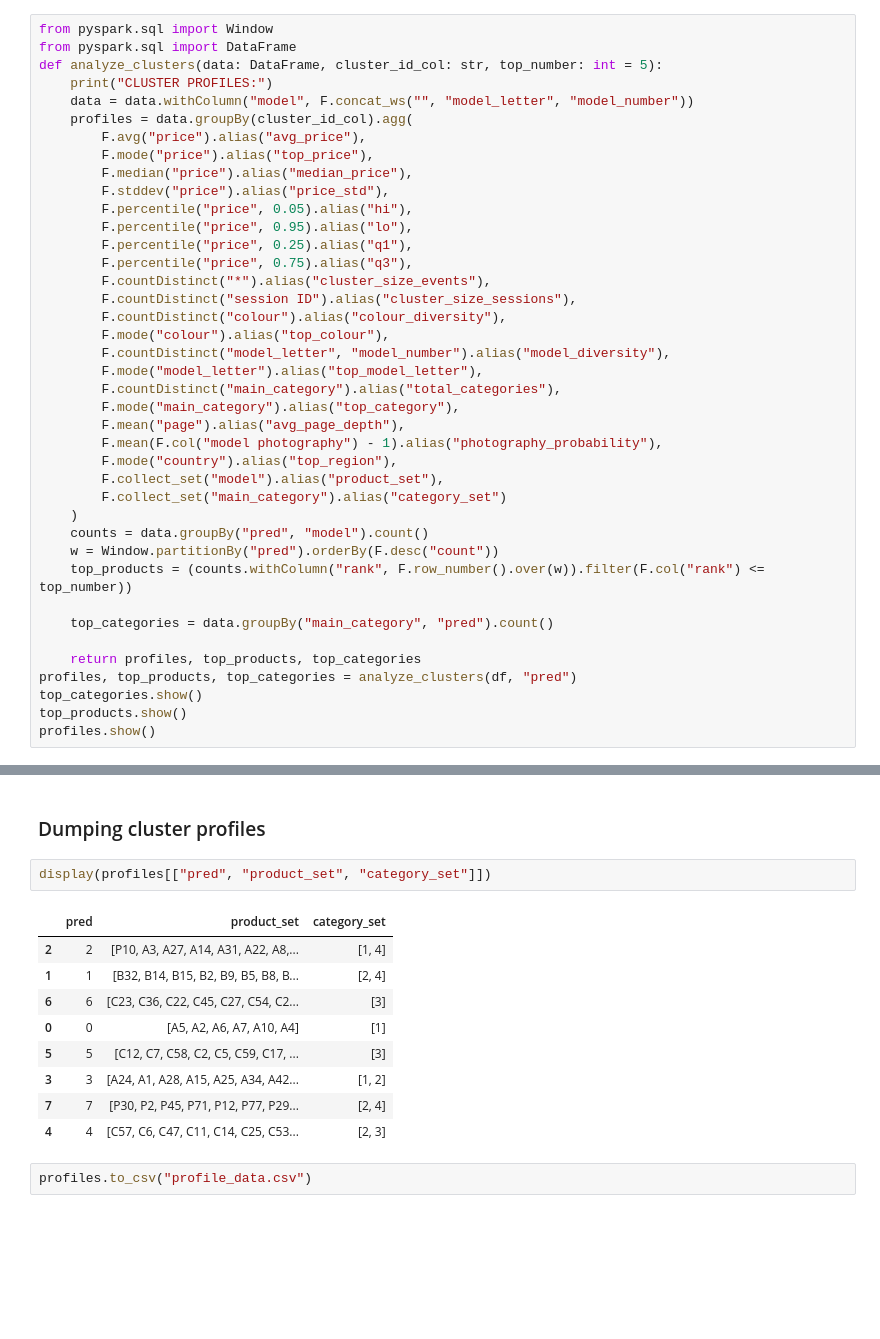
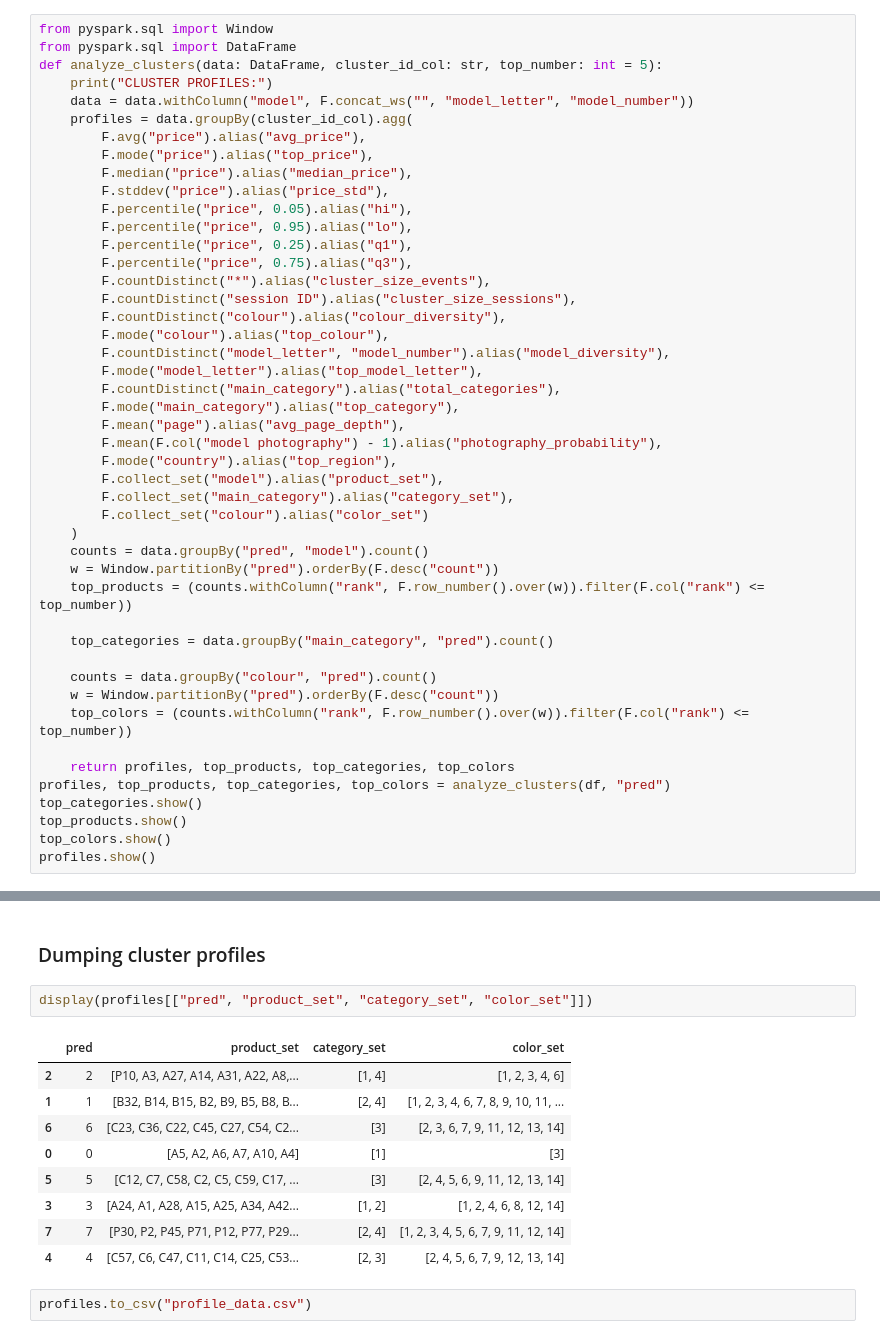
Before and after one commit to namvdo/bdpa-clickflow, a Jupyter notebook: ml/cluster_analysis.ipynb, the cells around one changed output, grey strips where cells are left out. Cells and saved outputs as stored; diff of their text form; blank space fills up the shorter version.

```diff
--- a/ml/cluster_analysis.ipynb
+++ b/ml/cluster_analysis.ipynb
@@ -92,7 +92,8 @@ def analyze_clusters(data: DataFrame, cluster_id_col: str, top_number: int = 5):
         F.mean(F.col("model photography") - 1).alias("photography_probability"),
         F.mode("country").alias("top_region"),
         F.collect_set("model").alias("product_set"),
-        F.collect_set("main_category").alias("category_set")
+        F.collect_set("main_category").alias("category_set"),
+        F.collect_set("colour").alias("color_set")
     )
     counts = data.groupBy("pred", "model").count()
     w = Window.partitionBy("pred").orderBy(F.desc("count"))
@@ -100,10 +101,15 @@ def analyze_clusters(data: DataFrame, cluster_id_col: str, top_number: int = 5):
 
     top_categories = data.groupBy("main_category", "pred").count()
 
-    return profiles, top_products, top_categories
-profiles, top_products, top_categories = analyze_clusters(df, "pred")
+    counts = data.groupBy("colour", "pred").count()
+    w = Window.partitionBy("pred").orderBy(F.desc("count"))
+    top_colors = (counts.withColumn("rank", F.row_number().over(w)).filter(F.col("rank") <= top_number))
+
+    return profiles, top_products, top_categories, top_colors
+profiles, top_products, top_categories, top_colors = analyze_clusters(df, "pred")
 top_categories.show()
 top_products.show()
+top_colors.show()
 profiles.show()
 # %% [output]
 CLUSTER PROFILES:
@@ -316,16 +380,16 @@ plt.show()
 # %% [markdown]
 ### Dumping cluster profiles
 # %%
-display(profiles[["pred", "product_set", "category_set"]])
+display(profiles[["pred", "product_set", "category_set", "color_set"]])
 # %% [output]
-|  | pred | product_set | category_set |
-| 2 | 2 | [P10, A3, A27, A14, A31, A22, A8,... | [1, 4] |
-| 1 | 1 | [B32, B14, B15, B2, B9, B5, B8, B... | [2, 4] |
-| 6 | 6 | [C23, C36, C22, C45, C27, C54, C2... | [3] |
-| 0 | 0 | [A5, A2, A6, A7, A10, A4] | [1] |
-| 5 | 5 | [C12, C7, C58, C2, C5, C59, C17, ... | [3] |
-| 3 | 3 | [A24, A1, A28, A15, A25, A34, A42... | [1, 2] |
-| 7 | 7 | [P30, P2, P45, P71, P12, P77, P29... | [2, 4] |
-| 4 | 4 | [C57, C6, C47, C11, C14, C25, C53... | [2, 3] |
+|  | pred | product_set | category_set | color_set |
+| 2 | 2 | [P10, A3, A27, A14, A31, A22, A8,... | [1, 4] | [1, 2, 3, 4, 6] |
+| 1 | 1 | [B32, B14, B15, B2, B9, B5, B8, B... | [2, 4] | [1, 2, 3, 4, 6, 7, 8, 9, 10, 11, ... |
+| 6 | 6 | [C23, C36, C22, C45, C27, C54, C2... | [3] | [2, 3, 6, 7, 9, 11, 12, 13, 14] |
+| 0 | 0 | [A5, A2, A6, A7, A10, A4] | [1] | [3] |
+| 5 | 5 | [C12, C7, C58, C2, C5, C59, C17, ... | [3] | [2, 4, 5, 6, 9, 11, 12, 13, 14] |
+| 3 | 3 | [A24, A1, A28, A15, A25, A34, A42... | [1, 2] | [1, 2, 4, 6, 8, 12, 14] |
+| 7 | 7 | [P30, P2, P45, P71, P12, P77, P29... | [2, 4] | [1, 2, 3, 4, 5, 6, 7, 9, 11, 12, 14] |
+| 4 | 4 | [C57, C6, C47, C11, C14, C25, C53... | [2, 3] | [2, 4, 5, 6, 7, 9, 12, 13, 14] |
 # %%
 profiles.to_csv("profile_data.csv")
```
Also changed, not shown: parts of 9 cells of this notebook, 29 other files.
